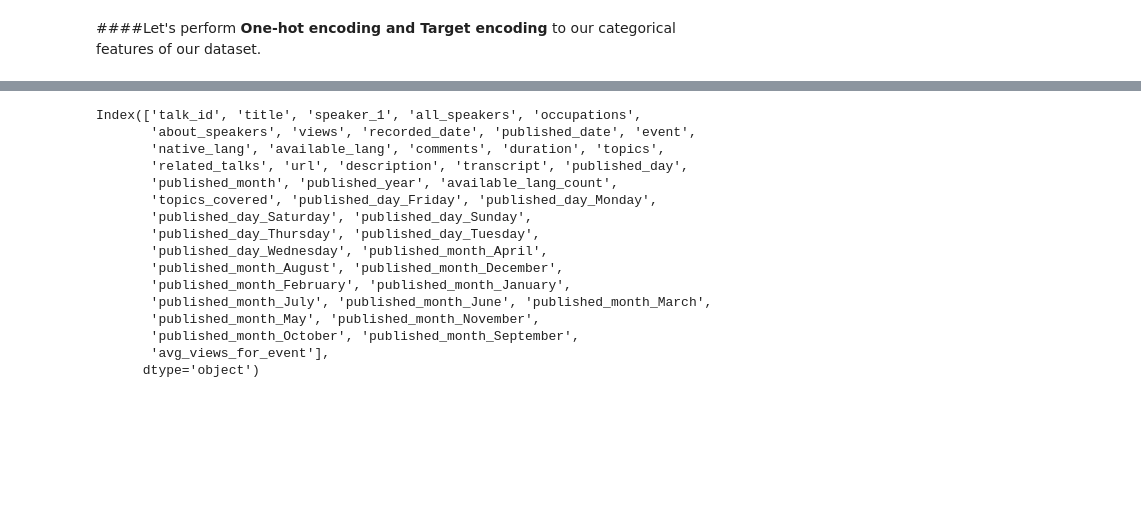
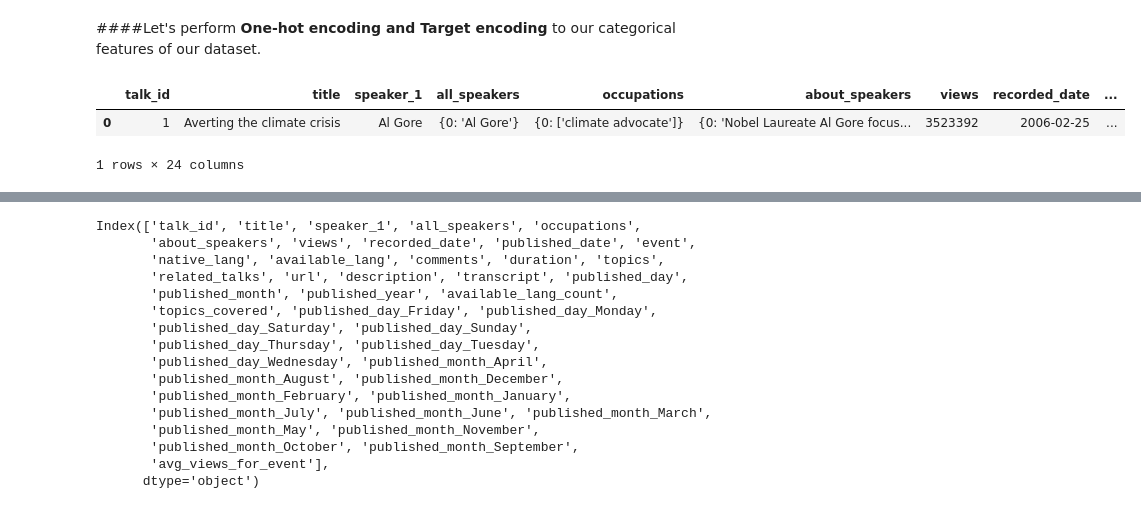
Before and after one commit to Mohamed-Harish-M-123/Capstone-Project-II, a Jupyter notebook: TED_Talks_views_prediction.ipynb, the cells around one changed output, grey strips where cells are left out. Saved outputs shown, nothing was run; the diff lists cells and outputs as text; code cells hidden in the pictures; blank space fills up the shorter version.

Commit message:
avg views of speaker feature added

```diff
--- a/TED_Talks_views_prediction.ipynb
+++ b/TED_Talks_views_prediction.ipynb
@@ -535,6 +535,19 @@ ted_talks_dataframe["available_lang_count"] = ted_talks_dataframe["available_lan
 ted_talks_dataframe["topics_covered"] = ted_talks_dataframe["topics"].apply(lambda x: len(eval(x)))
 # %% [markdown]
 ####Let's perform **One-hot encoding and Target encoding** to our categorical features of our dataset.
+# %%
+#Doing target encoding on speaker_1 column
+
+speaker=ted_talks_dataframe.groupby('speaker_1').agg({'views' : 'mean'}).sort_values(['views'],ascending=False)
+speaker=speaker.to_dict()
+speaker=speaker.values()
+speaker=  list(speaker)[0]
+ted_talks_dataframe['speaker_avg_views']=ted_talks_dataframe['speaker_1'].map(speaker)
+ted_talks_dataframe.head(1)
+# %% [output]
+|  | talk_id | title | speaker_1 | all_speakers | occupations | about_speakers | views | recorded_date | ... |
+| 0 | 1 | Averting the climate crisis | Al Gore | {0: 'Al Gore'} | {0: ['climate advocate']} | {0: 'Nobel Laureate Al Gore focus... | 3523392 | 2006-02-25 | ... |
+1 rows × 24 columns
 # %%
 # Encode the 'published_day' and 'published_month' cloumns using one-hot encoder
 
```
